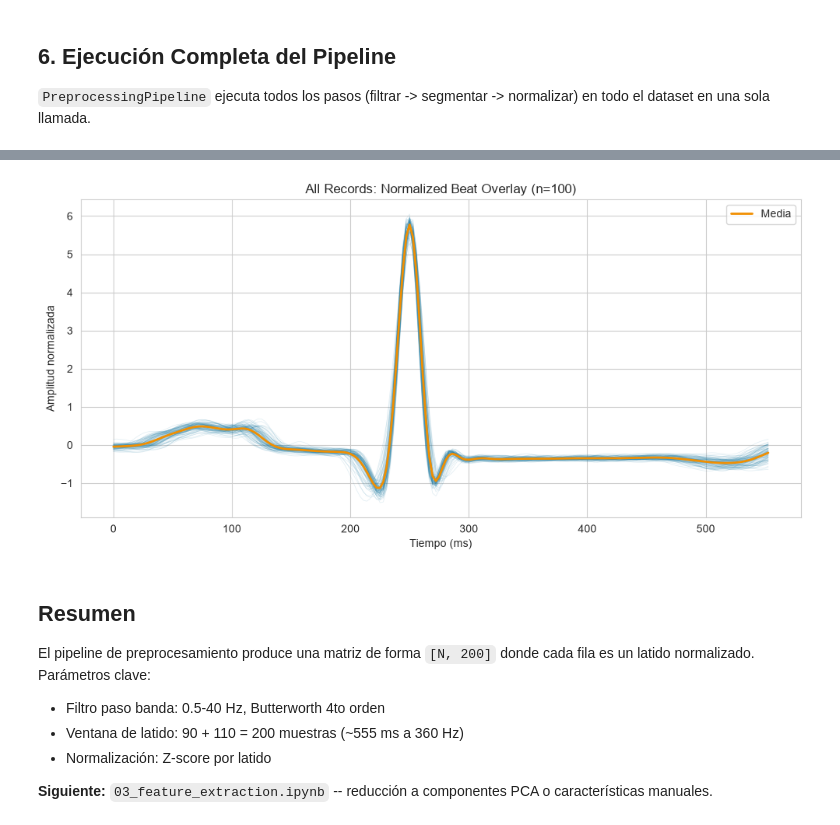
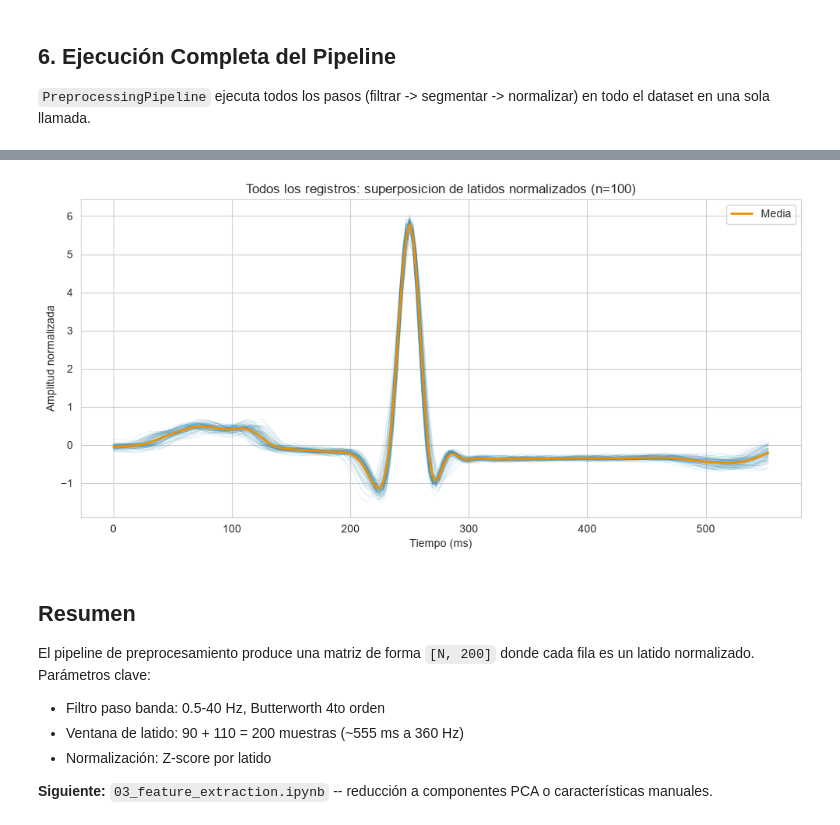
Before and after one commit to JDGarcia25/tfp-cardio-tesis, a Jupyter notebook: notebooks/02_preprocessing.ipynb, the cells around one changed output, grey strips where cells are left out. Drawn from its saved outputs; the diff is of its cells as text; code cells hidden in the pictures.

```diff
--- a/notebooks/02_preprocessing.ipynb
+++ b/notebooks/02_preprocessing.ipynb
@@ -239,13 +244,13 @@ Records processed: 44
 # %%
 # Full dataset beat overlay
 plot_beat_overlay(
     preprocessed.segments,
     n_beats=100,
     fs=config.sampling_rate,
-    title="All Records: Normalized Beat Overlay",
+    title="Todos los registros: superposicion de latidos normalizados",
 )
 # %% [output]
-[figure, old version]
+[figure, new version]
 # %% [markdown]
 ## Resumen
 
```
Also changed, not shown: parts of 11 cells of this notebook, 16 other files.
